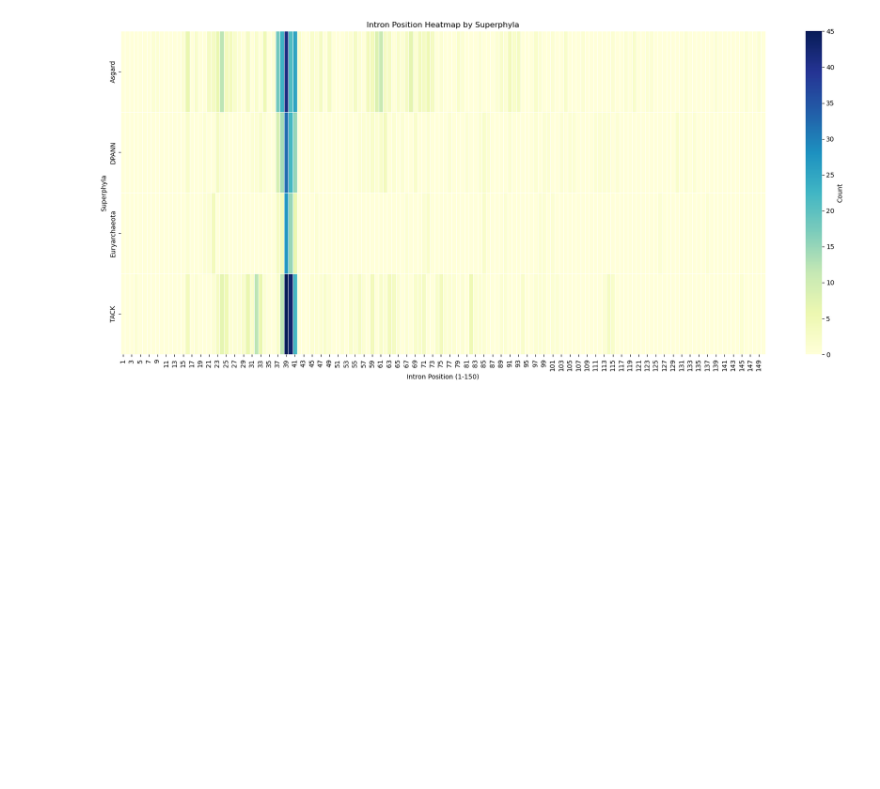
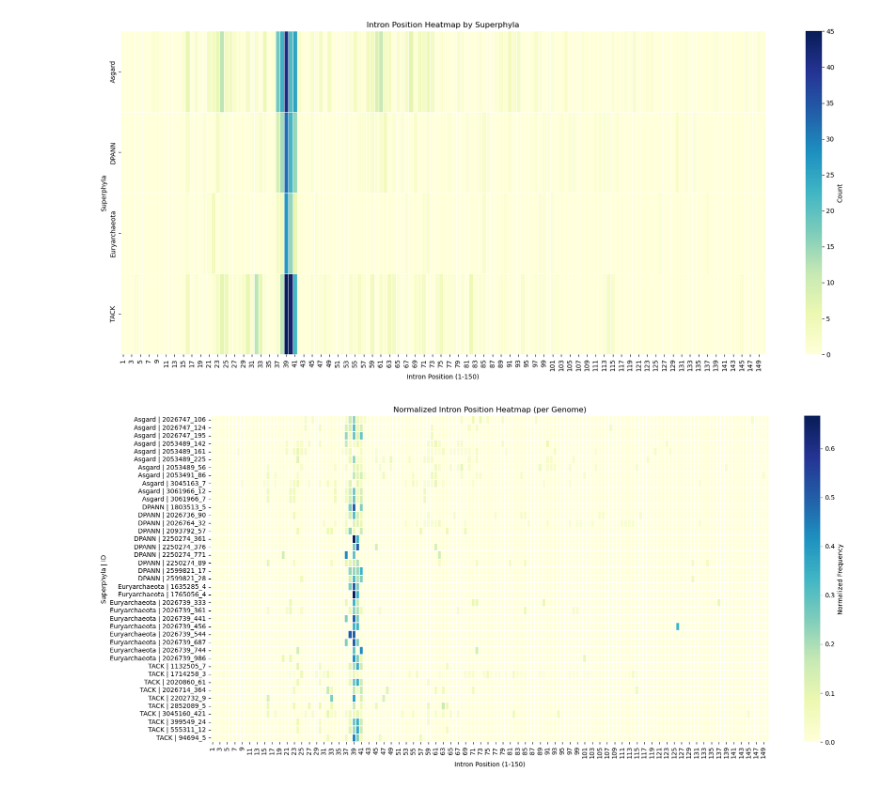
Before and after one commit to sl0wl1/rna_prot_struc_prac, a Jupyter notebook: day_2.ipynb, the cells around one changed output. Cells and saved outputs as stored; diff of their text form; code cells hidden in the pictures; blank space fills up the shorter version.

Commit message:
added all plots for day 2

```diff
--- a/day_2.ipynb
+++ b/day_2.ipynb
@@ -506,3 +527,30 @@ plt.tight_layout()
 plt.show()
 # %% [output]
 [figure]
+# %%
+import seaborn as sns
+import matplotlib.pyplot as plt
+
+# Normalize each row by its sum (across position columns)
+position_cols = list(range(1, 151))
+row_sums = pos_df[position_cols].sum(axis=1)
+norm_matrix = pos_df[position_cols].div(row_sums, axis=0).fillna(0)
+
+# Use superphyla and id as row labels for clarity
+row_labels = pos_df['superphyla'] + ' | ' + pos_df['id']
+norm_matrix.index = row_labels
+
+plt.figure(figsize=(18, max(6, 0.2 * len(norm_matrix))))
+sns.heatmap(
+    norm_matrix,
+    cmap="YlGnBu",
+    cbar_kws={'label': 'Normalized Frequency'},
+    linewidths=0.2
+)
+plt.xlabel("Intron Position (1-150)")
+plt.ylabel("Superphyla | ID")
+plt.title("Normalized Intron Position Heatmap (per Genome)")
+plt.tight_layout()
+plt.show()
+# %% [output]
+[figure, added]
```
Also changed, not shown: parts of 3 cells of this notebook.
